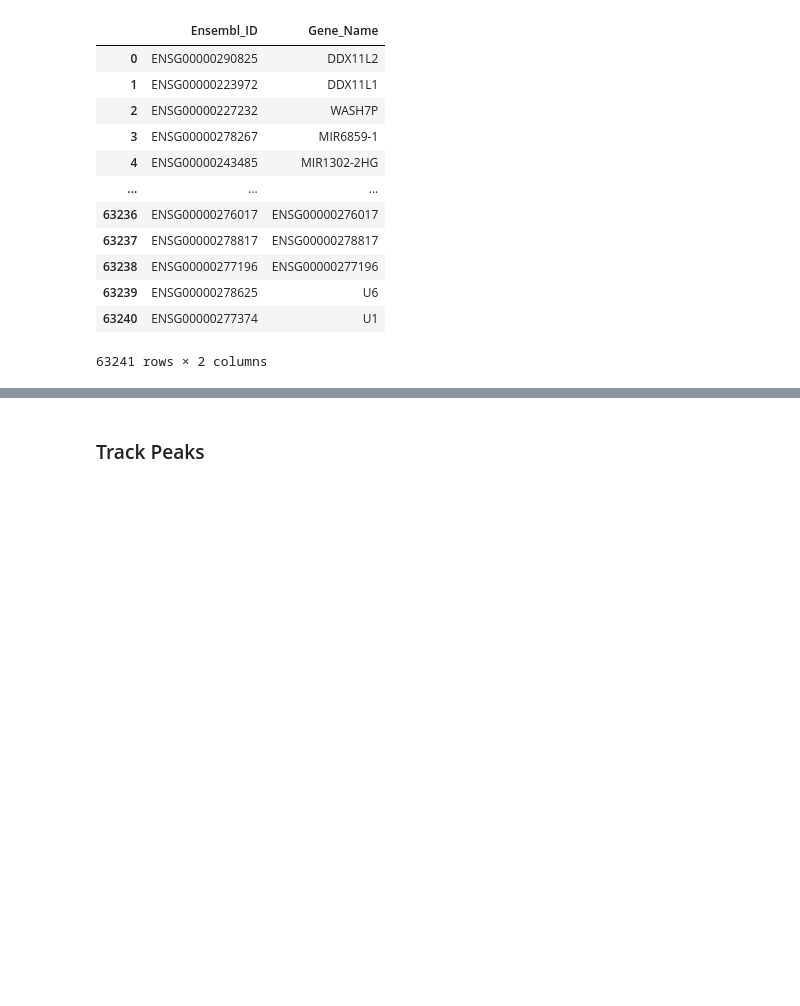
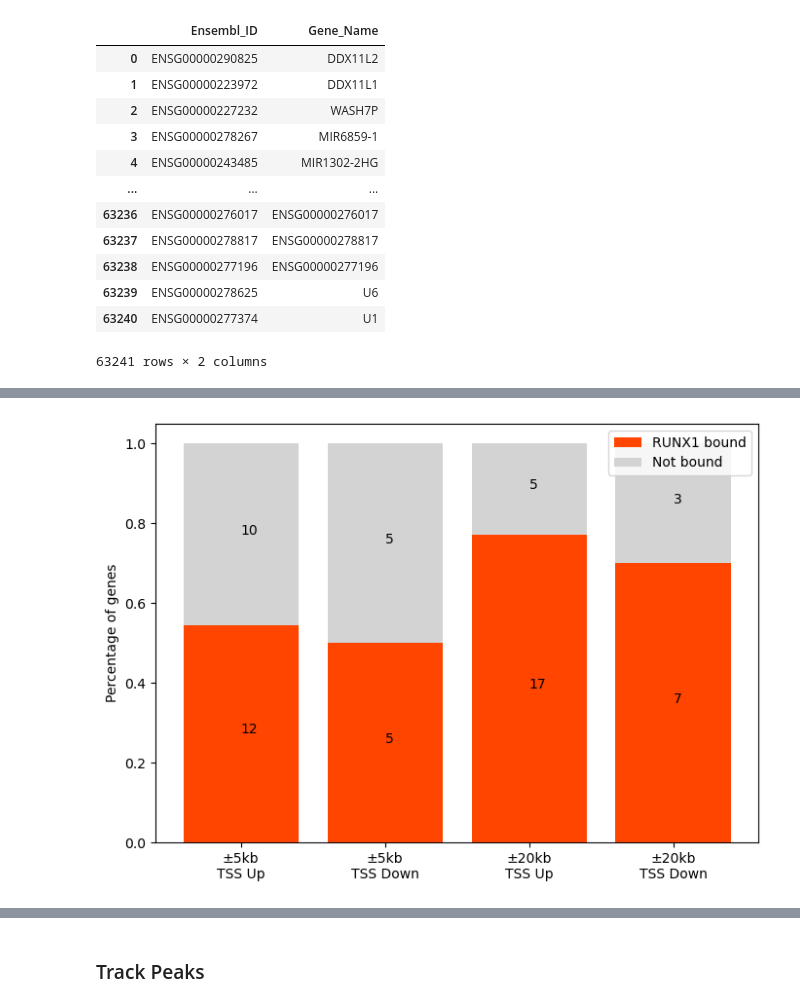
Before and after one commit to Nathan2400912/Chipseq_analysis, a Jupyter notebook: answers.ipynb, the cells around one changed output, grey strips where cells are left out. Cells and saved outputs as stored; diff of their text form; code cells hidden in the pictures; blank space fills up the shorter version.

```diff
--- a/answers.ipynb
+++ b/answers.ipynb
@@ -157,0 +166,57 @@ down = rnaseq_results[(rnaseq_results['log2FoldChange'] < -log2_fc_thresh) & (rn
+# %%
+up = merged_df[(merged_df['log2FoldChange'] > 1) & (merged_df['padj'] < 0.01)]
+down = merged_df[(merged_df['log2FoldChange'] < -1) & (merged_df['padj'] < 0.01)]
+# %%
+def bound_within_tss(row):
+    return abs(row['Distance to TSS']) <= 5000
+def bound_within_gene_body(row):
+    return abs(row['Distance to TSS']) <= 20000
+
+up['bound_5'] = up.apply(bound_within_tss, axis=1)
+up['bound_20'] = up.apply(bound_within_gene_body, axis=1)
+down['bound_5'] = down.apply(bound_within_tss, axis=1)
+down['bound_20'] = down.apply(bound_within_gene_body, axis=1)
+# %%
+def count_bound(df_subset, bound_col):
+    gene_counts = df_subset[['Gene Name', bound_col]].drop_duplicates()
+    total = len(gene_counts)
+    bound = gene_counts[bound_col].sum()
+    not_bound = total-bound
+    return bound, not_bound
+
+bound_counts = {
+    '±5kb TSS Up': count_bound(up, 'bound_5'),
+    '±5kb TSS Down': count_bound(down, 'bound_5'),
+    '±20kb TSS Up': count_bound(up, 'bound_20'),
+    '±20kb TSS Down': count_bound(down, 'bound_20'),
+}
+
+data = []
+for label, (bound, unbound) in bound_counts.items():
+    reg, window = label.split(' ', 1)
+    data.append({
+        'Regulation': reg,
+        'Window': window,
+        'Bound': bound,
+        'Unbound': unbound,
+        'Total': bound+unbound
+    })
+plot_df = pd.DataFrame(data)
+plot_df['Bound_pct'] = plot_df['Bound'] / plot_df['Total']
+plot_df['Unbound_pct'] = plot_df['Unbound'] / plot_df['Total']
+fig, ax = plt.subplots(figsize=(7,5))
+x_labels = [f"{r}\n{w}" for r, w in zip(plot_df['Regulation'], plot_df['Window'])]
+
+# plotting
+bars1 = ax.bar(x_labels, plot_df['Bound_pct'],color='orangered',label='RUNX1 bound')
+bars2 = ax.bar(x_labels, plot_df['Unbound_pct'],bottom=plot_df['Bound_pct'],color='lightgray',label='Not bound')
+for i in range(len(plot_df)):
+    ax.text(i, plot_df['Bound_pct'][i]/2, str(plot_df['Bound'][i]))
+    ax.text(i, plot_df['Bound_pct'][i] + plot_df['Unbound_pct'][i]/2, str(plot_df['Unbound'][i]))
+ax.set_ylabel("Percentage of genes")
+ax.set_ylim(0, 1.05)
+ax.legend()
+plt.tight_layout()
+plt.show()
+# %% [output]
+[figure, added]
```
Also changed, not shown: parts of 9 cells of this notebook.
